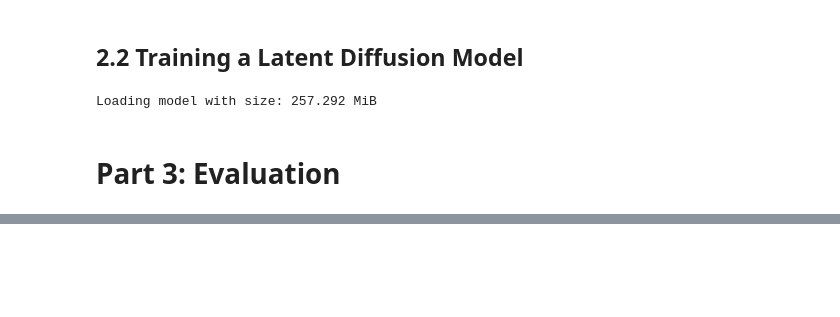
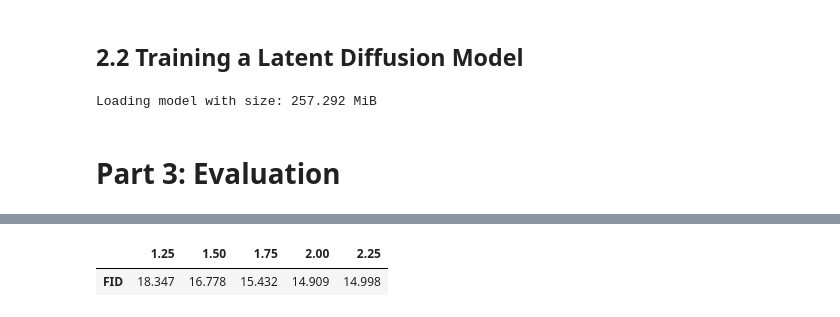
Before and after one commit to kahniel/dit, a Jupyter notebook: dit-lab.ipynb, the cells around one changed output, grey strips where cells are left out. Saved outputs shown, nothing was run; the diff lists cells and outputs as text; code cells hidden in the pictures; blank space fills up the shorter version.

Commit message:
docs: display fid scores as df

```diff
--- a/dit-lab.ipynb
+++ b/dit-lab.ipynb
@@ -171,0 +188,6 @@ scores
+# %%
+df_scores = pd.DataFrame(scores, index = ['FID']).map(lambda x: f"{x:.3f}")
+df_scores
+# %% [output]
+|  | 1.25 | 1.50 | 1.75 | 2.00 | 2.25 |
+| FID | 18.347 | 16.778 | 15.432 | 14.909 | 14.998 |
```
Also changed, not shown: parts of 5 cells of this notebook, 1 other file.
